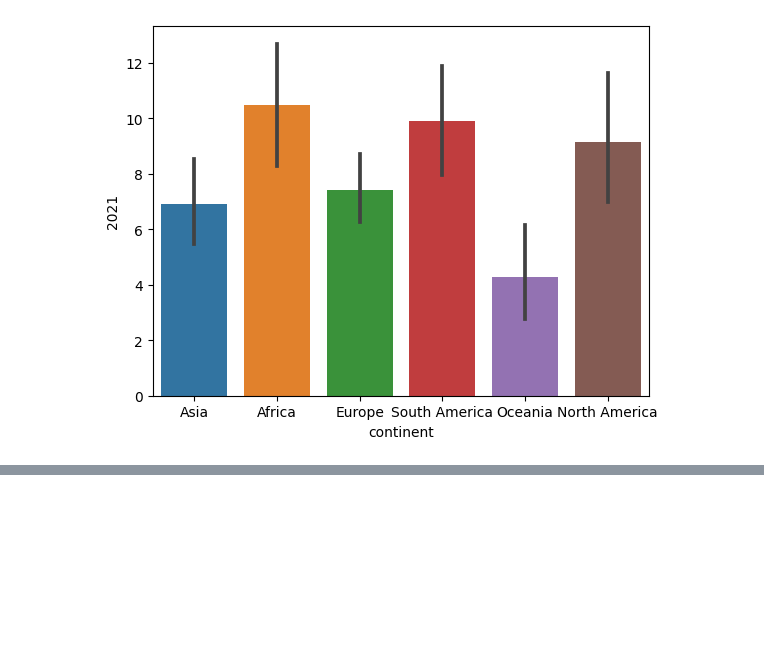
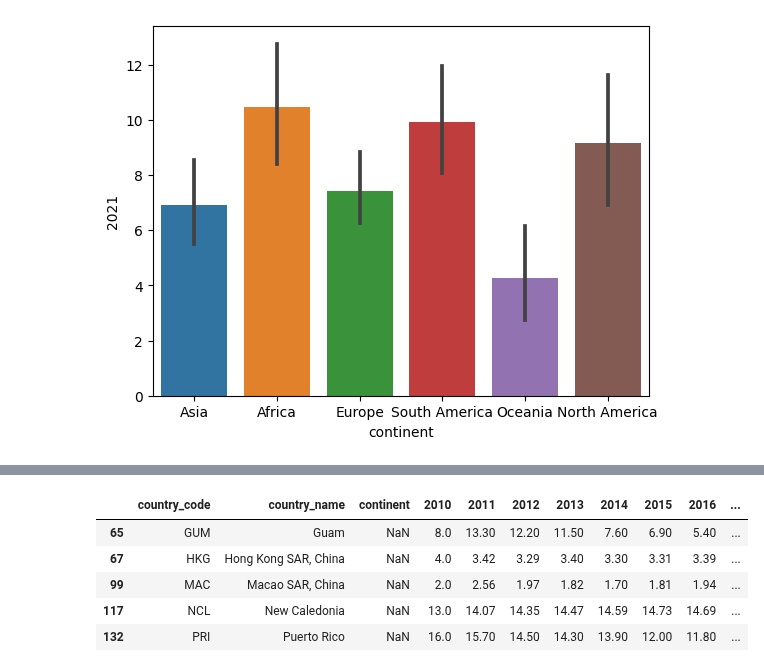
Before and after one commit to SyedaAnoosha/Data-Science-with-Python, a Jupyter notebook: Exploratory Data Analysis/EDA.ipynb, the cells around one changed output, grey strips where cells are left out. Cells and saved outputs as stored; diff of their text form; code cells hidden in the pictures; blank space fills up the shorter version.

Commit message:
Missing values added

```diff
--- a/Exploratory Data Analysis/notebook1.ipynb
+++ b/Exploratory Data Analysis/EDA.ipynb
@@ -175,0 +197,10 @@ plt.show()
+# %%
+# Printing only those rows where data is missing
+unemployment.loc[unemployment['continent'].isna(),:]
+# %% [output]
+|  | country_code | country_name | continent | 2010 | 2011 | 2012 | 2013 | 2014 | 2015 | 2016 | ... |
+| 65 | GUM | Guam | NaN | 8.0 | 13.30 | 12.20 | 11.50 | 7.60 | 6.90 | 5.40 | ... |
+| 67 | HKG | Hong Kong SAR, China | NaN | 4.0 | 3.42 | 3.29 | 3.40 | 3.30 | 3.31 | 3.39 | ... |
+| 99 | MAC | Macao SAR, China | NaN | 2.0 | 2.56 | 1.97 | 1.82 | 1.70 | 1.81 | 1.94 | ... |
+| 117 | NCL | New Caledonia | NaN | 13.0 | 14.07 | 14.35 | 14.47 | 14.59 | 14.73 | 14.69 | ... |
+| 132 | PRI | Puerto Rico | NaN | 16.0 | 15.70 | 14.50 | 14.30 | 13.90 | 12.00 | 11.80 | ... |
```
Also changed, not shown: parts of 4 cells of this notebook.
